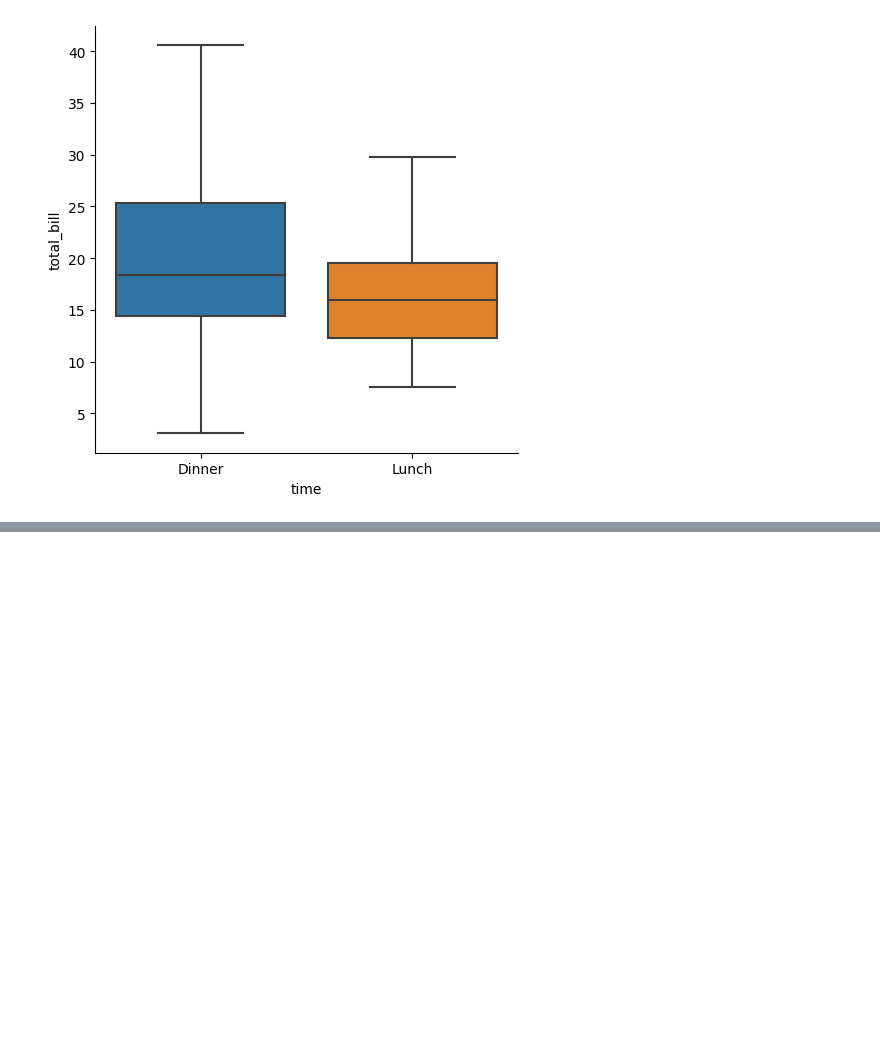
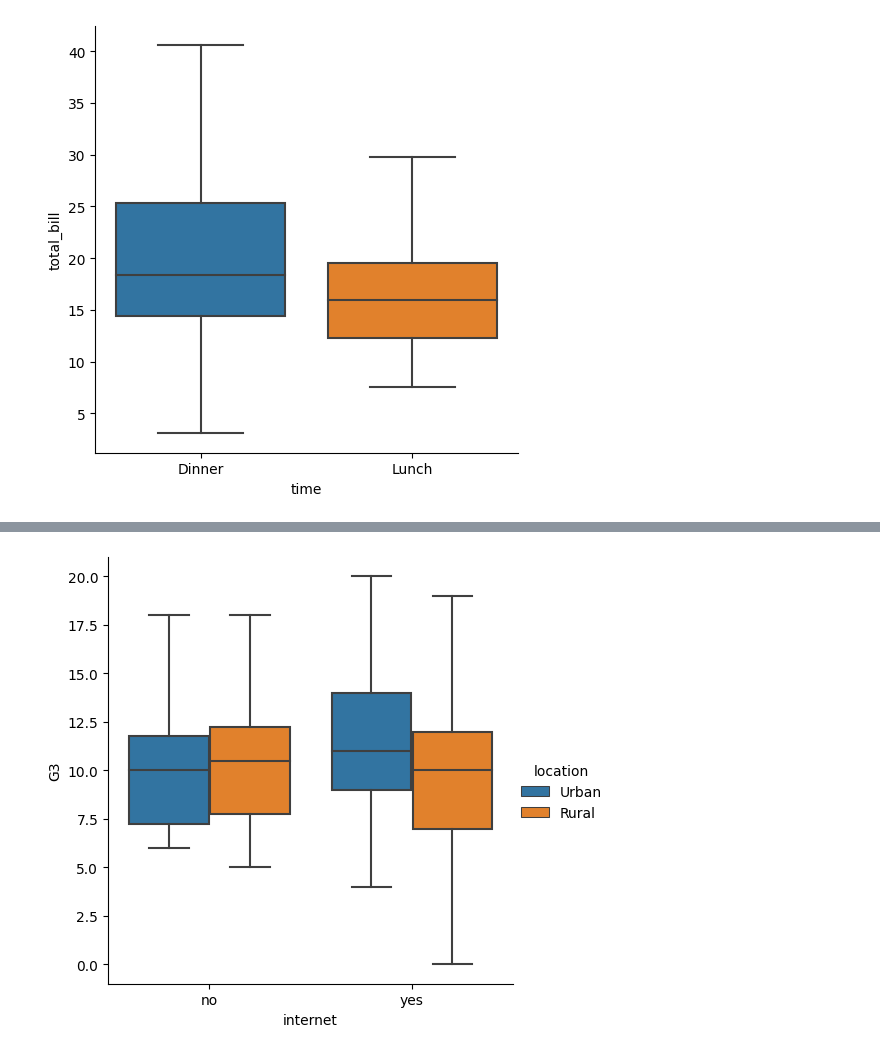
Before and after one commit to ishtiakrongon/Datacamp-Introduction_to_Data_Visualization_with_Seaborn, a Jupyter notebook: Visualizing categorical variable.ipynb, the cells around one changed output, grey strips where cells are left out. Cells and saved outputs as stored; diff of their text form; code cells hidden in the pictures; blank space fills up the shorter version.

```diff
--- a/Visualizing categorical variable.ipynb
+++ b/Visualizing categorical variable.ipynb
@@ -126,0 +148,19 @@ sns.catplot(
+# %%
+# Create a box plot with subgroups and omit the outliers
+
+sns.catplot(
+    x = "internet",
+    y = "G3",
+    data = student_data,
+    kind = "box",
+    hue = "location",
+    sym = ""
+)
+
+
+
+
+# Show plot
+plt.show()
+# %% [output]
+[figure, added]
```
Also changed, not shown: parts of 2 cells of this notebook.
